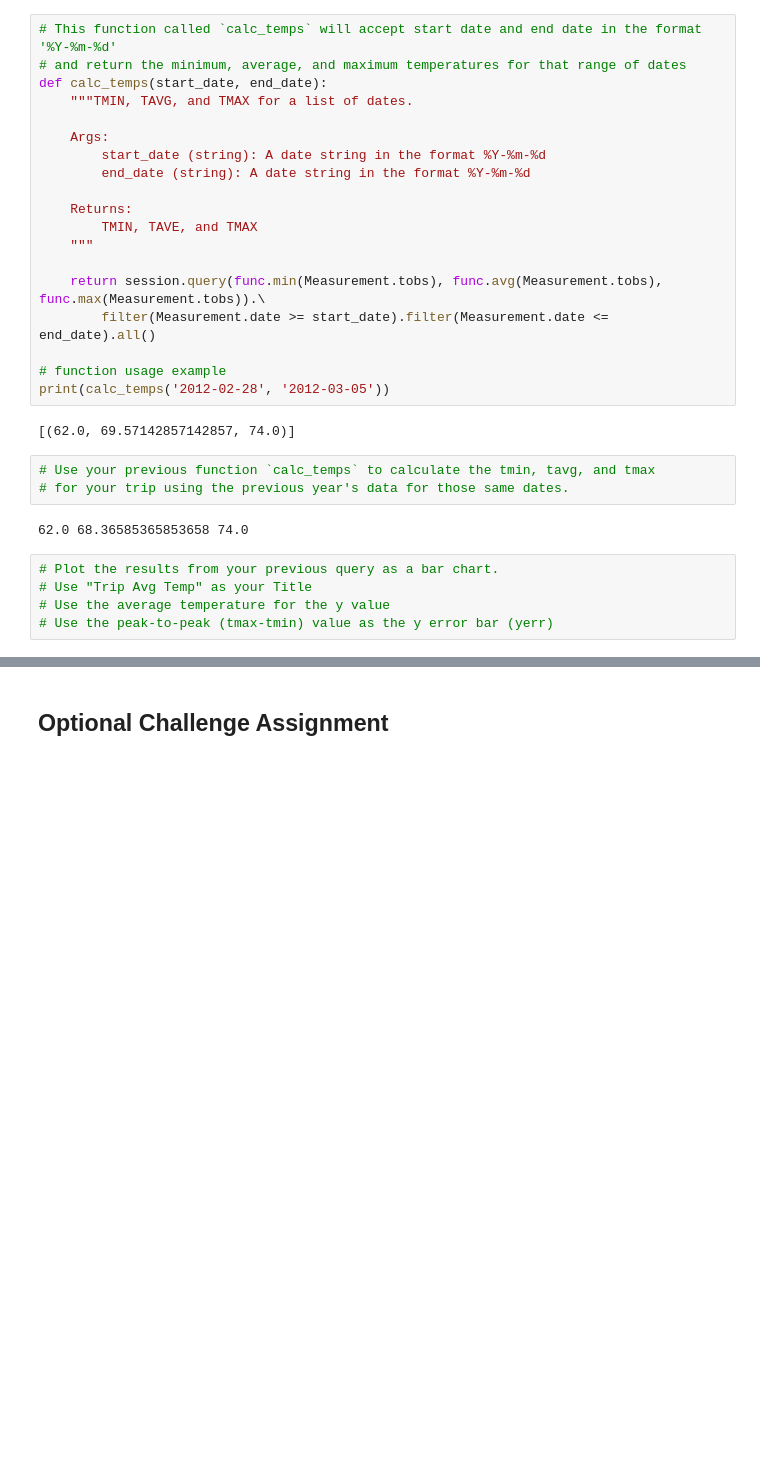
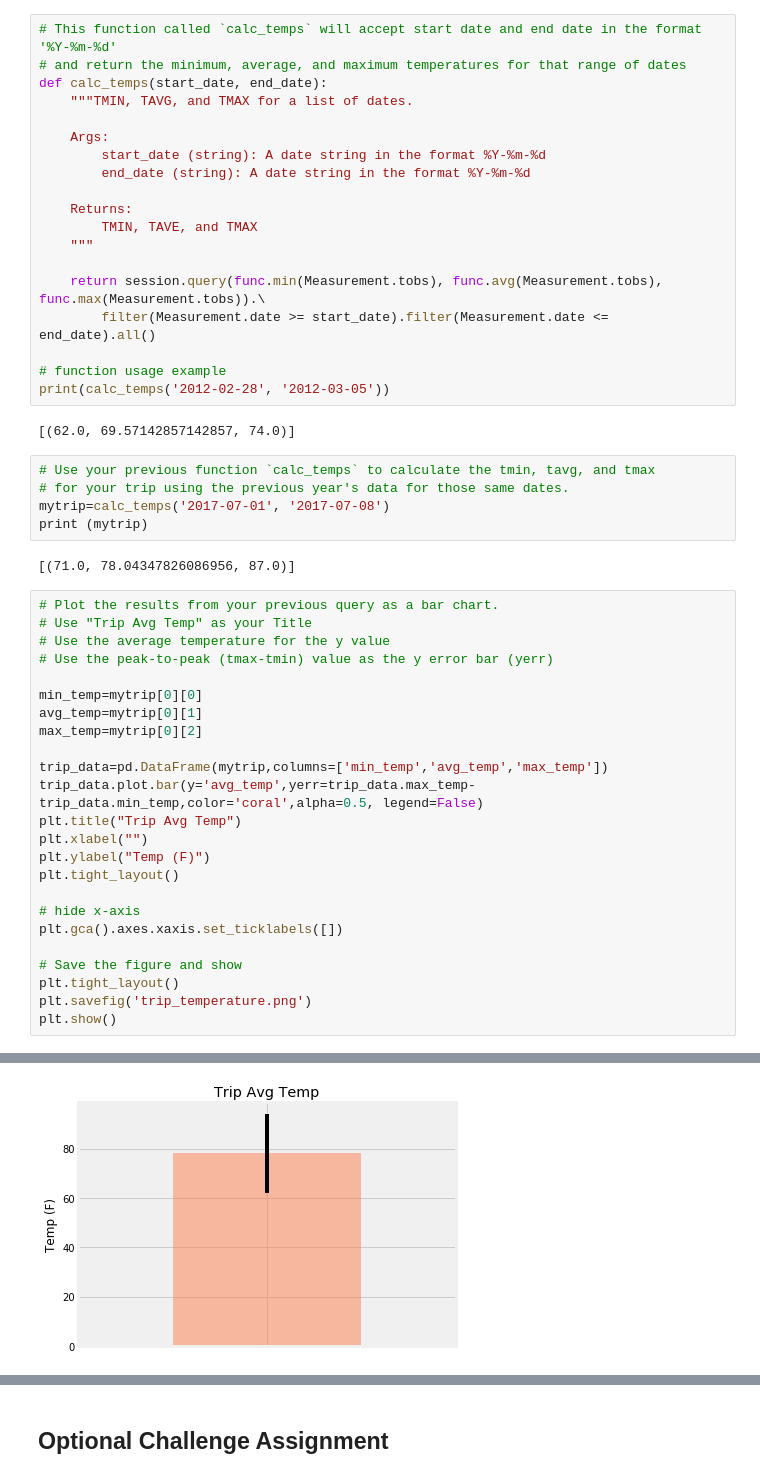
Before and after one commit to xiaoyi68/python-challenge, a Jupyter notebook: Advanced-Data-Storage-and-Retrieval/climate_starter_yi.ipynb, the cells around one changed output, grey strips where cells are left out. Drawn from its saved outputs; the diff is of its cells as text; blank space fills up the shorter version.

```diff
--- a/Advanced-Data-Storage-and-Retrieval/climate_starter_yi.ipynb
+++ b/Advanced-Data-Storage-and-Retrieval/climate_starter_yi.ipynb
@@ -174,11 +174,32 @@ print(calc_temps('2012-02-28', '2012-03-05'))
 # %%
 # Use your previous function `calc_temps` to calculate the tmin, tavg, and tmax
 # for your trip using the previous year's data for those same dates.
+mytrip=calc_temps('2017-07-01', '2017-07-08')
+print (mytrip)
 # %% [output]
-62.0 68.36585365853658 74.0
+[(71.0, 78.04347826086956, 87.0)]
 # %%
 # Plot the results from your previous query as a bar chart.
 # Use "Trip Avg Temp" as your Title
 # Use the average temperature for the y value
 # Use the peak-to-peak (tmax-tmin) value as the y error bar (yerr)
+
+min_temp=mytrip[0][0]
+avg_temp=mytrip[0][1]
+max_temp=mytrip[0][2]
+
+trip_data=pd.DataFrame(mytrip,columns=['min_temp','avg_temp','max_temp'])
+trip_data.plot.bar(y='avg_temp',yerr=trip_data.max_temp-trip_data.min_temp,color='coral',alpha=0.5, legend=False)
+plt.title("Trip Avg Temp")
+plt.xlabel("")
+plt.ylabel("Temp (F)")
+plt.tight_layout()
+
+# hide x-axis
+plt.gca().axes.xaxis.set_ticklabels([])
+
+# Save the figure and show
+plt.tight_layout()
+plt.savefig('trip_temperature.png')
+plt.show()
 # %% [output]
@@ -187,3 +206,4 @@ print(calc_temps('2012-02-28', '2012-03-05'))
+[figure, added]
 # %%
 # Calculate the total amount of rainfall per weather station for your trip dates using the previous year's matching dates.
 # Sort this in descending order by precipitation amount and list the station, name, latitude, longitude, and elevation
```
Also changed, not shown: parts of 4 cells of this notebook, 1 other file.
